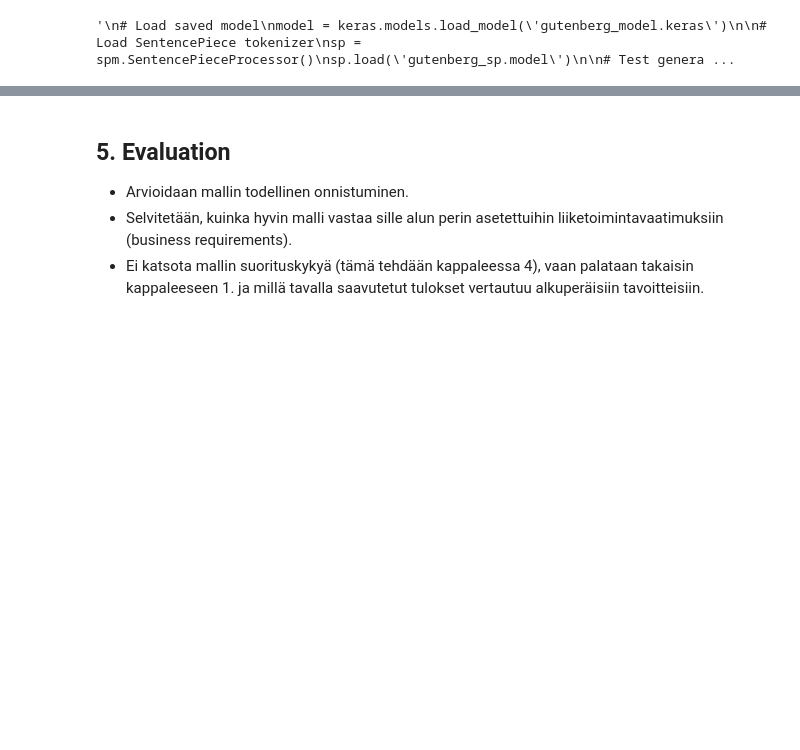
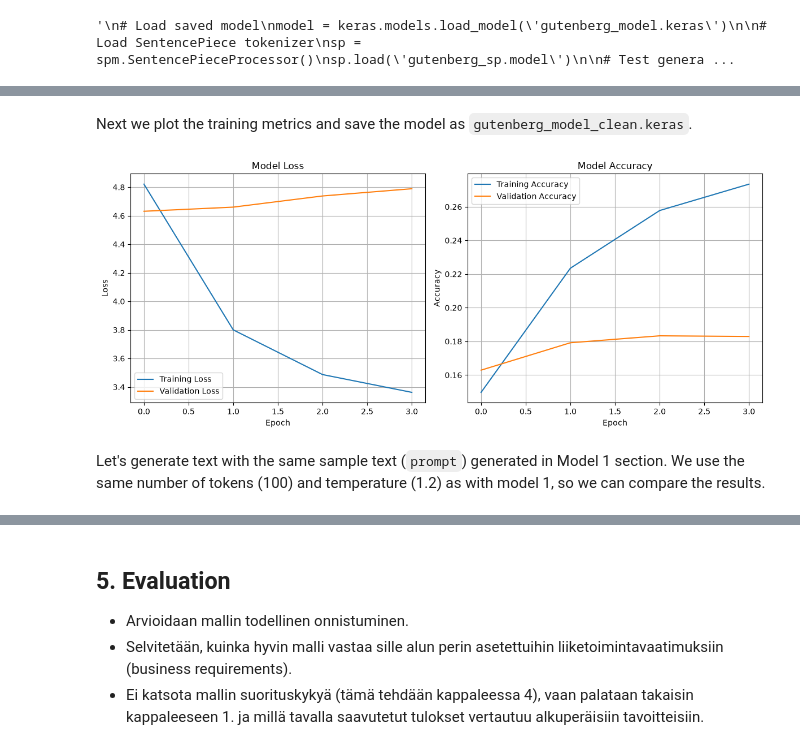
Before and after one commit to mehiis/neural-network-metropolia, a Jupyter notebook: assignment_03/01_text_generator_custom/01-transformer-text-generator.ipynb, the cells around one changed output, grey strips where cells are left out. Saved outputs shown, nothing was run; the diff lists cells and outputs as text; code cells hidden in the pictures; blank space fills up the shorter version.

Commit message:
Remove license text, add models

```diff
--- a/assignment_03/01_text_generator_custom/01-transformer-text-generator.ipynb
+++ b/assignment_03/01_text_generator_custom/01-transformer-text-generator.ipynb
@@ -64,0 +66,7 @@ License text from the beginning and end should maybe be removed.
+# %%
+# remove license text from the beginning and end
+start = text.find("*** START OF")
+start = text.find("\n", start) + 1
+end = text.find("*** END OF")
+clean_text = text[start:end]
+print("Original text lenght:", len(text), "\nLength after license texts removed:", len(clean_text))
@@ -379,0 +545,15 @@ print(generated)
+# %%
+batch_size = 32
+epochs = 30
+
+history_02 = model_clean.fit(
+    train_inputs_clean, train_targets_clean,
+    validation_data=(val_inputs_clean, val_targets_clean),
+    batch_size=batch_size,
+    epochs=epochs,
+    callbacks=[
+        keras.callbacks.EarlyStopping(patience=3, restore_best_weights=True, verbose=1),
+        keras.callbacks.ReduceLROnPlateau(factor=0.5, patience=1),
+        keras.callbacks.ModelCheckpoint('gutenberg_best_model_clean.keras', save_best_only=True)
+    ]
+)
@@ -379,0 +571,12 @@ print(generated)
+# %% [markdown]
+Next we plot the training metrics and save the model as `gutenberg_model_clean.keras`.
+# %%
+# plot
+plot_training_metrics(history_02)
+
+# save the model
+model_clean.save('gutenberg_model_clean.keras')
+# %% [output]
+[figure, added]
+# %% [markdown]
+Let's generate text with the same sample text (`prompt`) generated in Model 1 section. We use the same number of tokens (100) and temperature (1.2) as with model 1, so we can compare the results.
```
Also changed, not shown: parts of 45 cells of this notebook, 5 other files.
